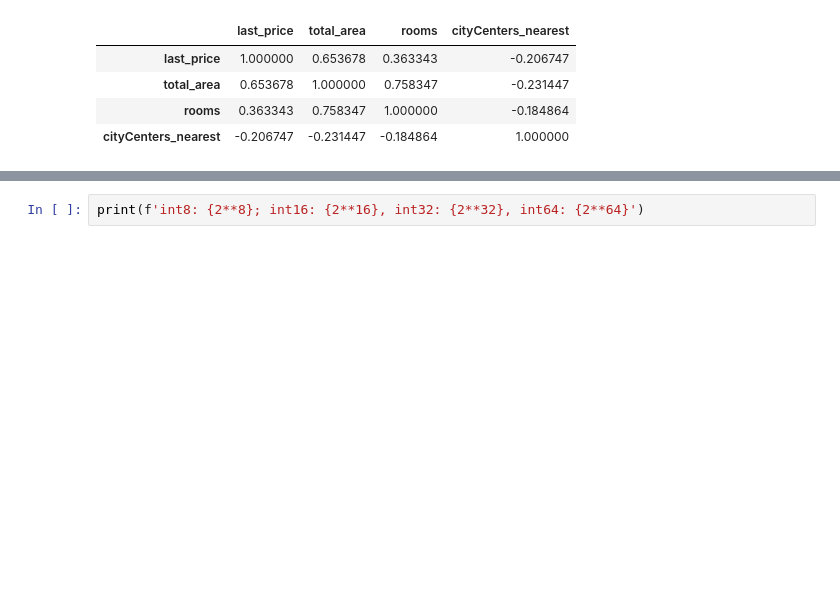
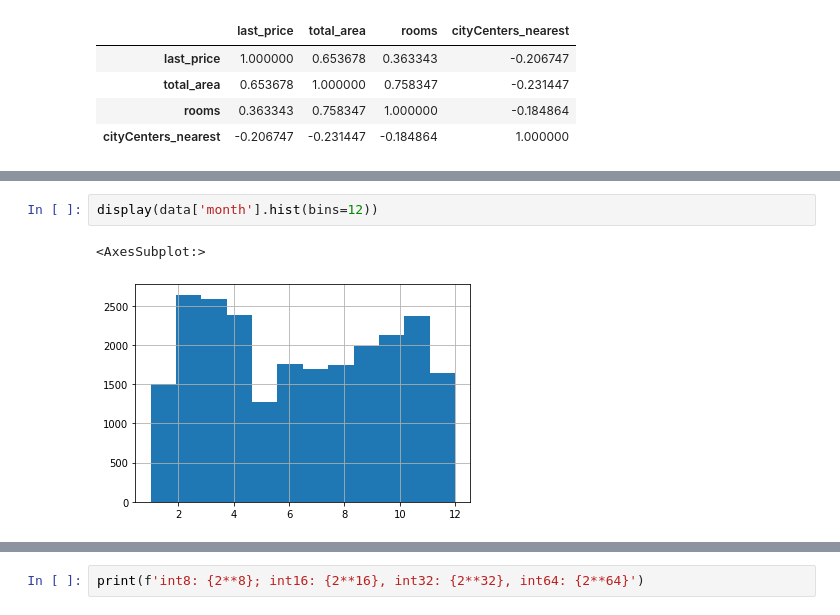
Before and after one commit to versus666jzx/practicum_ds, a Jupyter notebook: market_value_of_real_estate_research/notebooks/market_price.ipynb, the cells around one changed output, grey strips where cells are left out. Drawn from its saved outputs; the diff is of its cells as text; blank space fills up the shorter version.

```diff
--- a/market_value_of_real_estate_research/notebooks/market_price.ipynb
+++ b/market_value_of_real_estate_research/notebooks/market_price.ipynb
@@ -531,0 +544,5 @@ for column in ['floor_name', 'rooms', 'day', 'month', 'year']:
+# %%
+display(data['month'].hist(bins=12))
+# %% [output]
+<AxesSubplot:>
+[figure, added]
```
Also changed, not shown: parts of 11 cells of this notebook, 1 other file.
